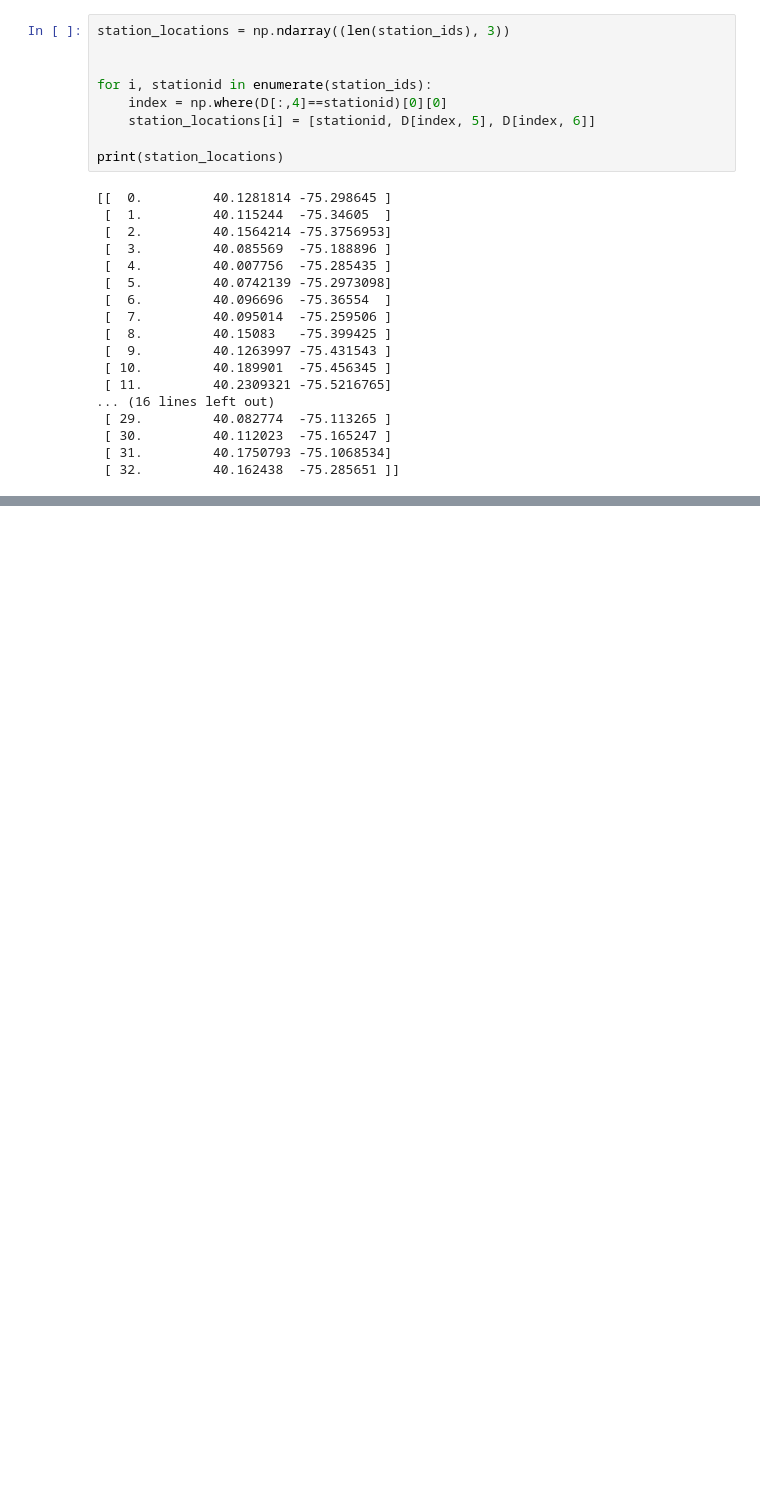
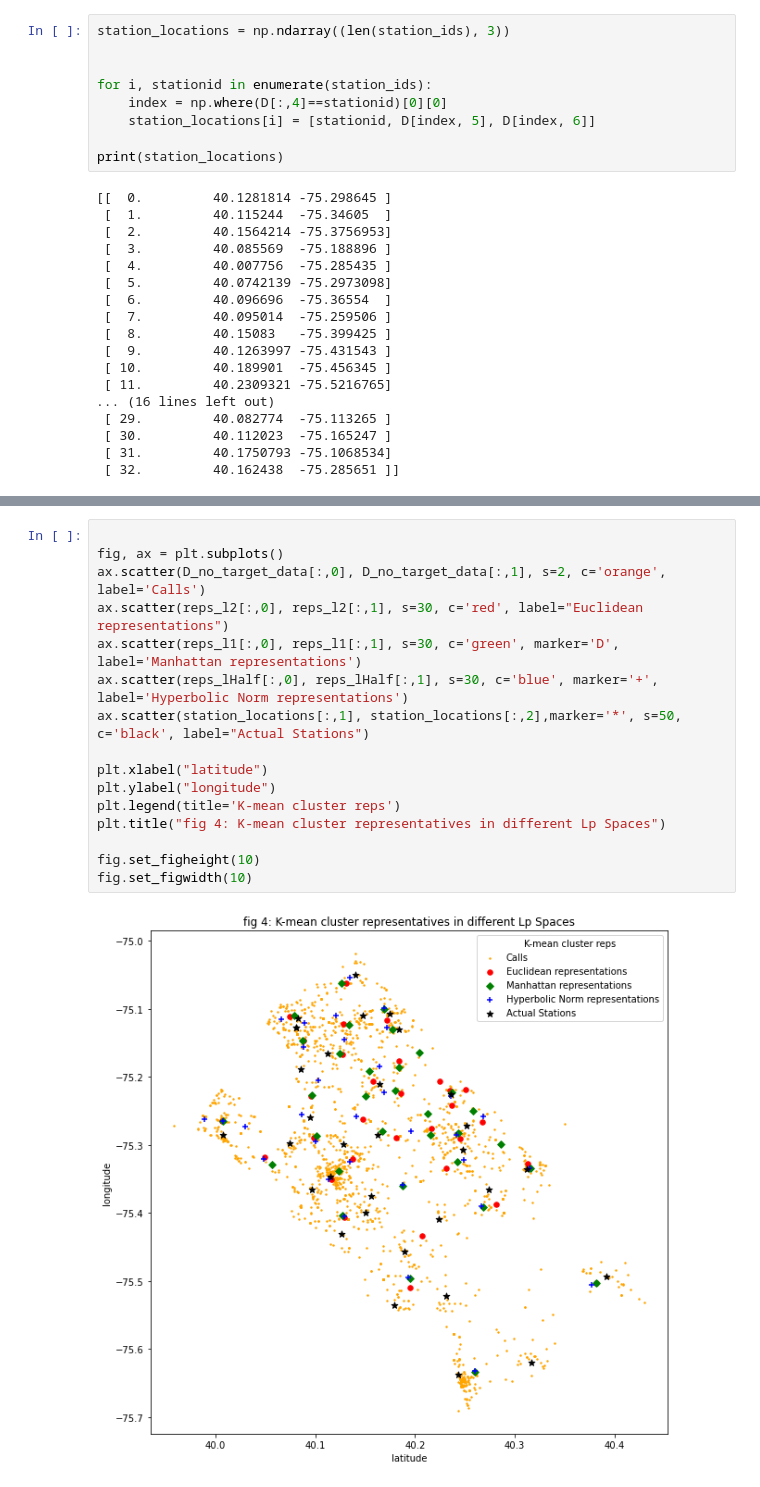
Before and after one commit to michaelbuff/csci-347-FinalProject, a Jupyter notebook: finalproject.ipynb, the cells around one changed output, grey strips where cells are left out. Cells and saved outputs as stored; diff of their text form; blank space fills up the shorter version.

```diff
--- a/finalproject.ipynb
+++ b/finalproject.ipynb
@@ -366,0 +309,18 @@ print(fScore(TT_lHalf))
+# %%
+
+fig, ax = plt.subplots()
+ax.scatter(D_no_target_data[:,0], D_no_target_data[:,1], s=2, c='orange', label='Calls')
+ax.scatter(reps_l2[:,0], reps_l2[:,1], s=30, c='red', label="Euclidean representations")
+ax.scatter(reps_l1[:,0], reps_l1[:,1], s=30, c='green', marker='D', label='Manhattan representations')
+ax.scatter(reps_lHalf[:,0], reps_lHalf[:,1], s=30, c='blue', marker='+', label='Hyperbolic Norm representations')
+ax.scatter(station_locations[:,1], station_locations[:,2],marker='*', s=50, c='black', label="Actual Stations")
+
+plt.xlabel("latitude")
+plt.ylabel("longitude")
+plt.legend(title='K-mean cluster reps')
+plt.title("fig 4: K-mean cluster representatives in different Lp Spaces")
+
+fig.set_figheight(10)
+fig.set_figwidth(10)
+# %% [output]
+[figure, added]
```
Also changed, not shown: parts of 12 cells of this notebook.
